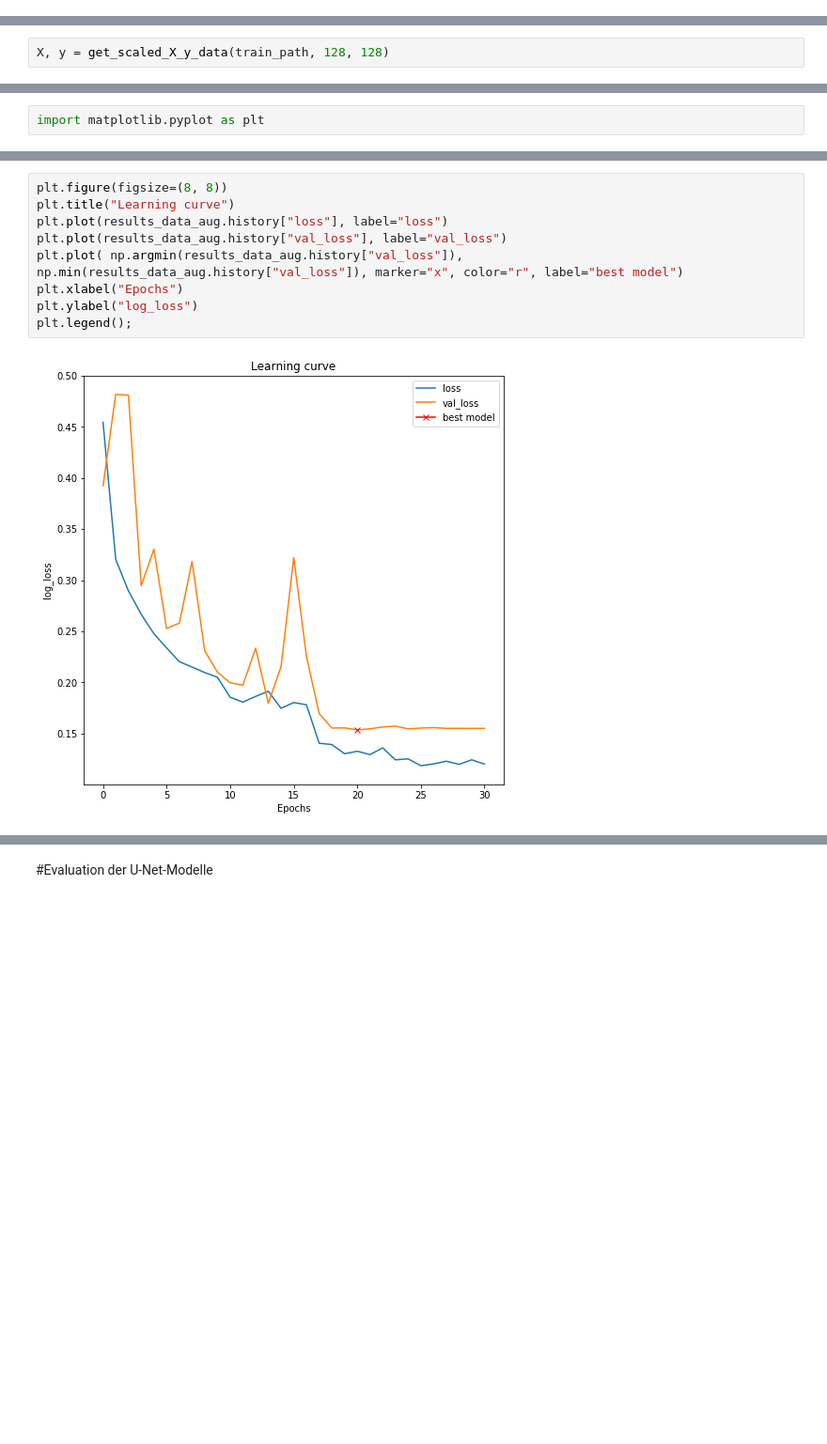
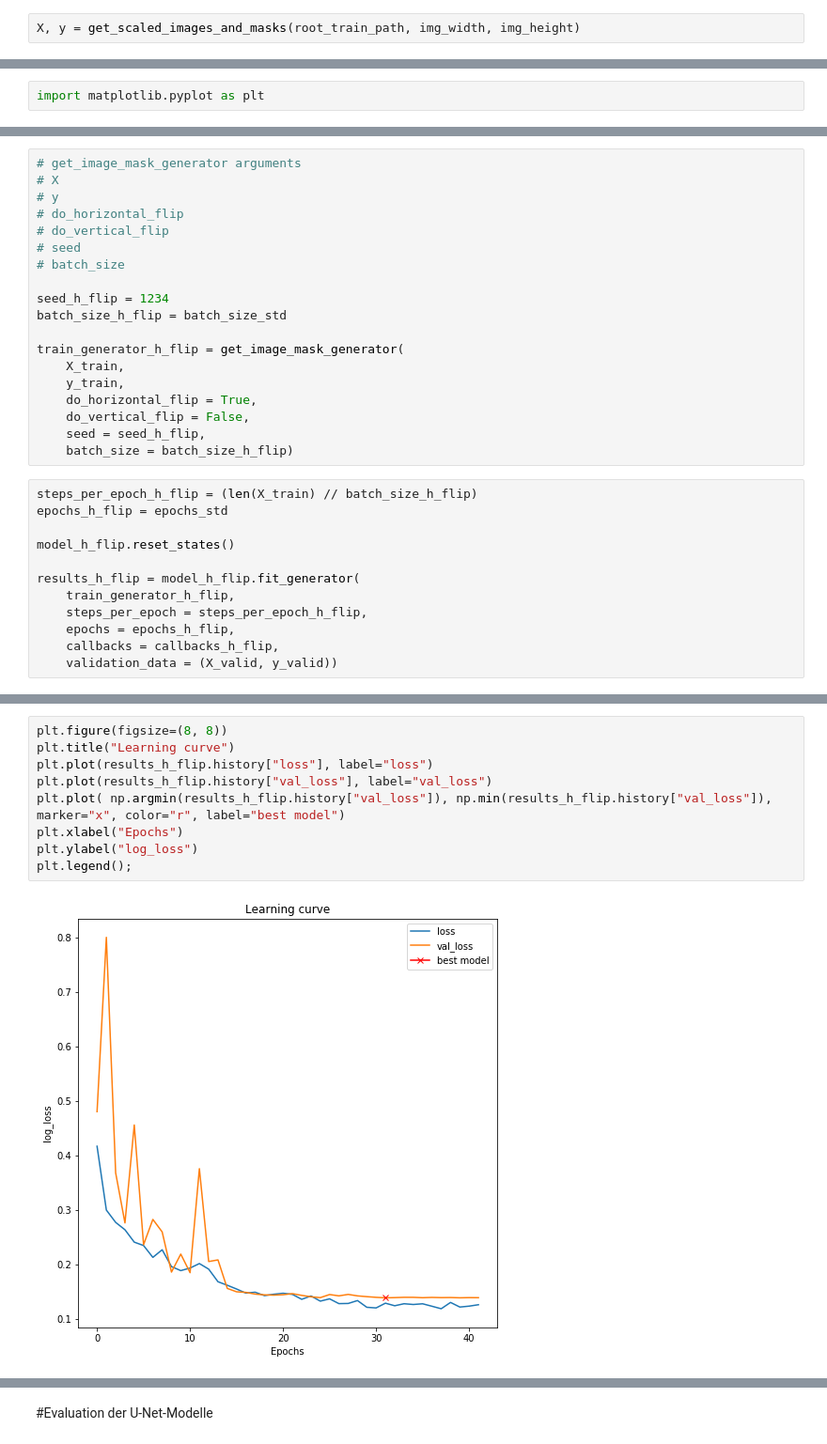
Before and after one commit to pwolscho/unet, a Jupyter notebook: u_net_final.ipynb, the cells around one changed output, grey strips where cells are left out. Shown: that part at 94% size. Saved outputs shown, nothing was run; the diff lists cells and outputs as text; blank space fills up the shorter version.

Commit message:
added v-flip, fixed names

```diff
--- a/u_net_final.ipynb
+++ b/u_net_final.ipynb
@@ -168,0 +159,2 @@ def get_augmented_X_y_data(X, y, do_augmentation):
+# %%
+X, y = get_scaled_images_and_masks(root_train_path, img_width, img_height)
@@ -303,5 +340,3 @@ _________________________________________________________________
 ##Daten in Train, Valid und Test aufteilen
 # %%
 from sklearn.model_selection import train_test_split
-# %%
-X, y = get_scaled_X_y_data(train_path, 128, 128)
@@ -391,0 +486,31 @@ Epoch 00031: early stopping
+# %%
+# get_image_mask_generator arguments
+# X
+# y
+# do_horizontal_flip
+# do_vertical_flip
+# seed
+# batch_size
+
+seed_h_flip = 1234
+batch_size_h_flip = batch_size_std
+
+train_generator_h_flip = get_image_mask_generator(
+    X_train,
+    y_train,
+    do_horizontal_flip = True,
+    do_vertical_flip = False,
+    seed = seed_h_flip,
+    batch_size = batch_size_h_flip)
+# %%
+steps_per_epoch_h_flip = (len(X_train) // batch_size_h_flip)
+epochs_h_flip = epochs_std
+
+model_h_flip.reset_states()
+
+results_h_flip = model_h_flip.fit_generator(
+    train_generator_h_flip,
+    steps_per_epoch = steps_per_epoch_h_flip,
+    epochs = epochs_h_flip,
+    callbacks = callbacks_h_flip,
+    validation_data = (X_valid, y_valid))
@@ -392,11 +535,11 @@ Epoch 00031: early stopping
 # %%
 plt.figure(figsize=(8, 8))
 plt.title("Learning curve")
-plt.plot(results_data_aug.history["loss"], label="loss")
-plt.plot(results_data_aug.history["val_loss"], label="val_loss")
-plt.plot( np.argmin(results_data_aug.history["val_loss"]), np.min(results_data_aug.history["val_loss"]), marker="x", color="r", label="best model")
+plt.plot(results_h_flip.history["loss"], label="loss")
+plt.plot(results_h_flip.history["val_loss"], label="val_loss")
+plt.plot( np.argmin(results_h_flip.history["val_loss"]), np.min(results_h_flip.history["val_loss"]), marker="x", color="r", label="best model")
 plt.xlabel("Epochs")
 plt.ylabel("log_loss")
 plt.legend();
 # %% [output]
-[figure, old version]
+[figure, new version]
```
Also changed, not shown: parts of 112 cells of this notebook.
